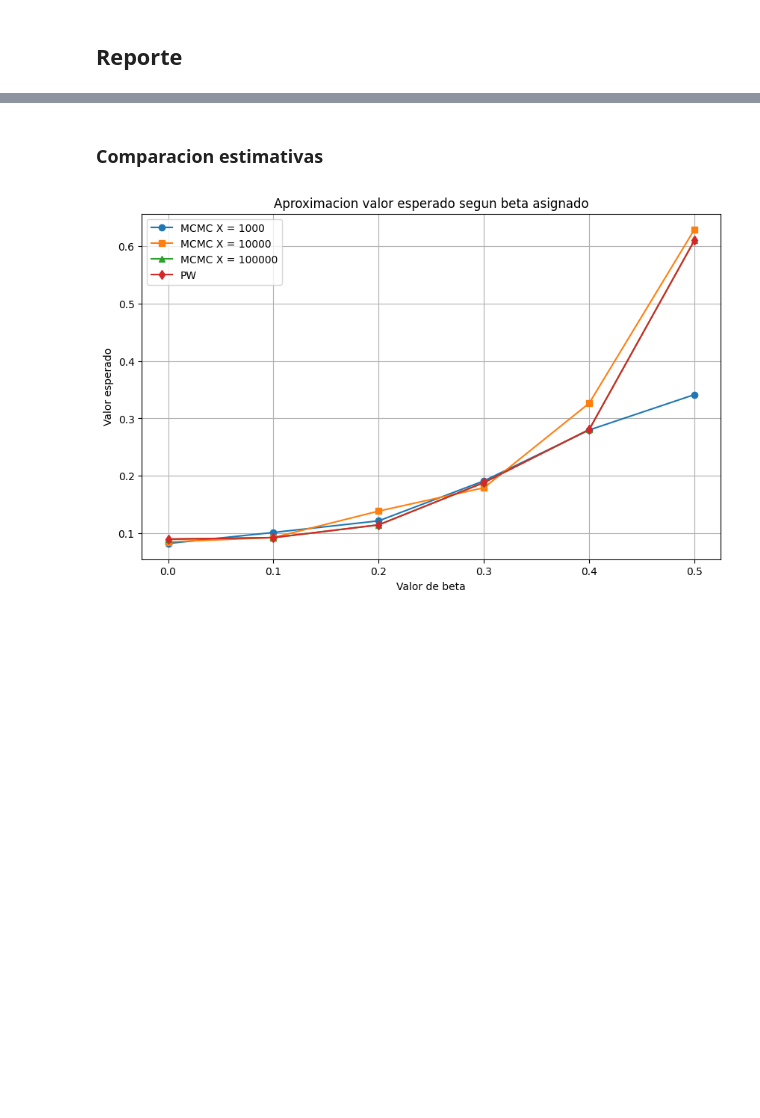
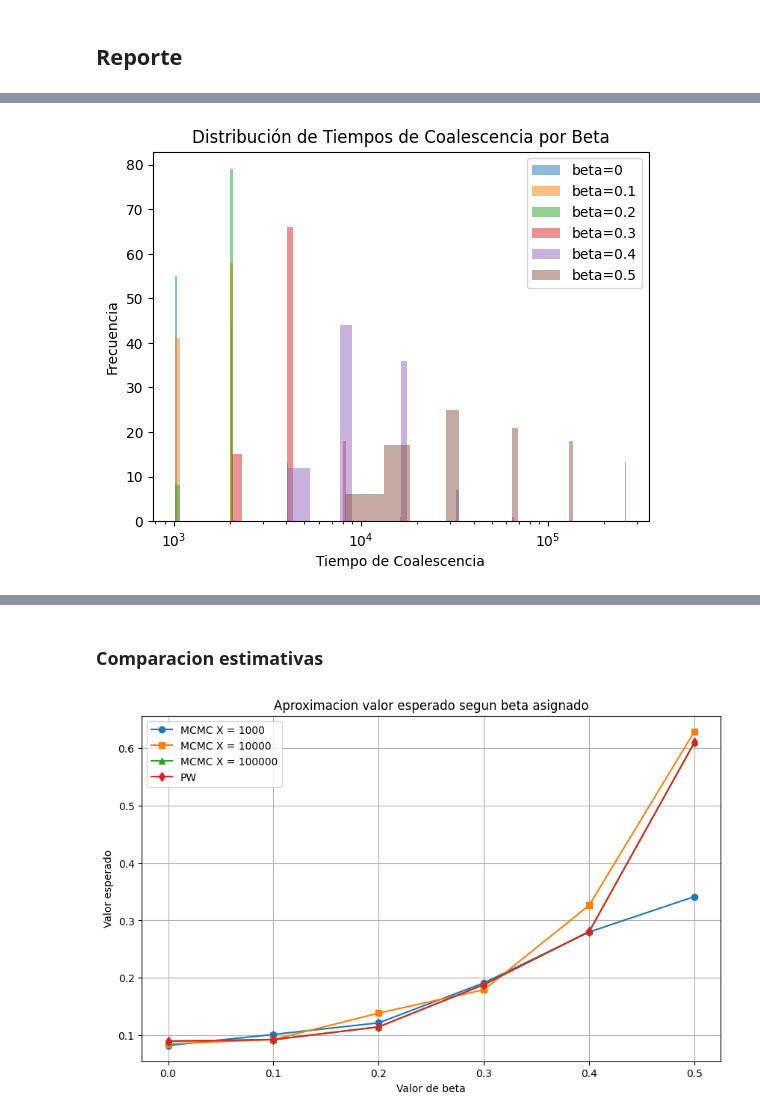
Before and after one commit to dangarciahe/Cadenas_de_Markov, a Jupyter notebook: Tarea_3.ipynb, the cells around one changed output, grey strips where cells are left out. Cells and saved outputs as stored; diff of their text form; code cells hidden in the pictures; blank space fills up the shorter version.

Commit message:
add: histograma coalescencia

```diff
--- a/Tarea_3.ipynb
+++ b/Tarea_3.ipynb
@@ -354,3 +354,20 @@ plt.show()
+# %%
+fig, ax = plt.subplots()
+
+for beta, times in tiempos_coalescencia.items():
+    ax.hist(times, bins=50, alpha=0.5, label=f'beta={beta}')
+
+ax.set_title('Distribución de Tiempos de Coalescencia por Beta')
+ax.set_xlabel('Tiempo de Coalescencia')
+ax.set_ylabel('Frecuencia')
+
+ax.set_xscale('log')
+
+ax.legend()
+
+plt.show()
+# %% [output]
+[figure, added]
 # %%
 print(tiempos_coalescencia)
 # %% [output]
```
Also changed, not shown: parts of 5 cells of this notebook.
